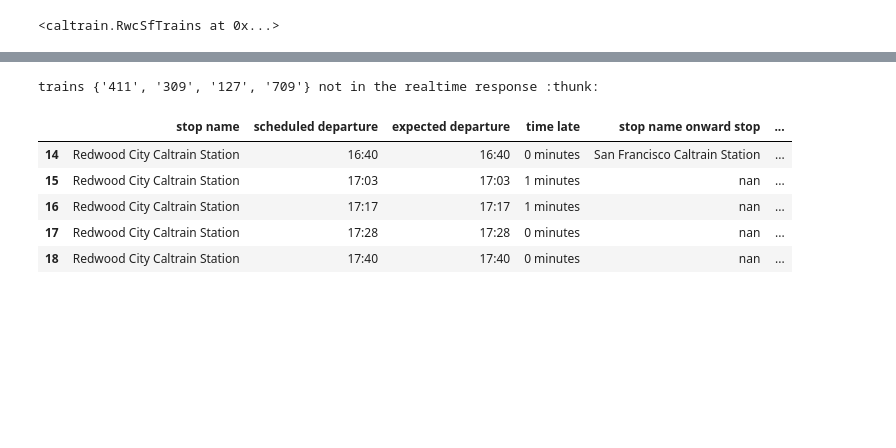
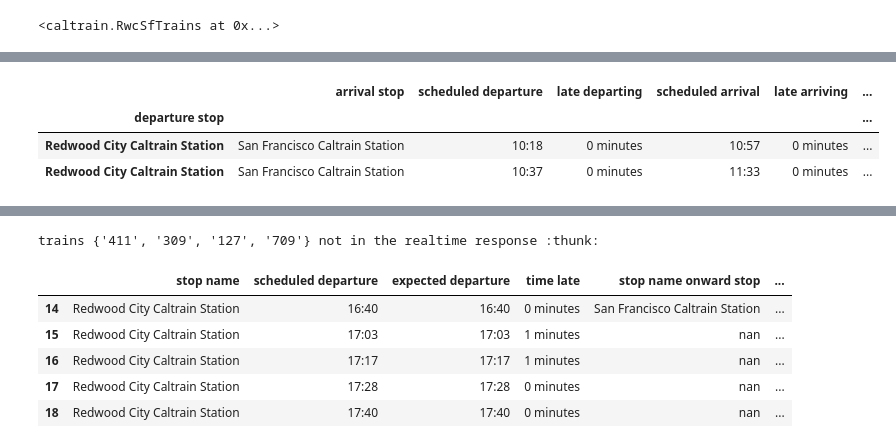
Before and after one commit to ahakso/sandbox, a Jupyter notebook: caltrain_api.ipynb, the cells around one changed output, grey strips where cells are left out. Saved outputs shown, nothing was run; the diff lists cells and outputs as text; code cells hidden in the pictures; blank space fills up the shorter version.

```diff
--- a/caltrain_api.ipynb
+++ b/caltrain_api.ipynb
@@ -41,0 +43,12 @@ north.next_train_options()
+# %%
+HTML(
+    self.next_train_options()
+    .data.set_index("departure stop")
+    .pipe(format_for_display)
+    .to_html(index=True)
+)
+# %% [output]
+|  | arrival stop | scheduled departure | late departing | scheduled arrival | late arriving | ... |
+| departure stop |  |  |  |  |  | ... |
+| Redwood City Caltrain Station | San Francisco Caltrain Station | 10:18 | 0 minutes | 10:57 | 0 minutes | ... |
+| Redwood City Caltrain Station | San Francisco Caltrain Station | 10:37 | 0 minutes | 11:33 | 0 minutes | ... |
```
Also changed, not shown: parts of 6 cells of this notebook, 1 other file.
